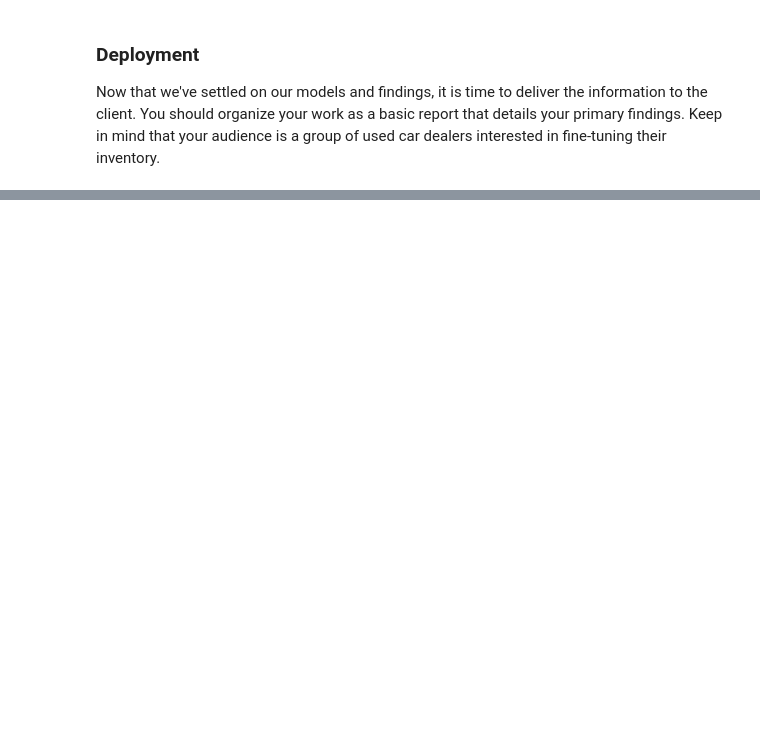
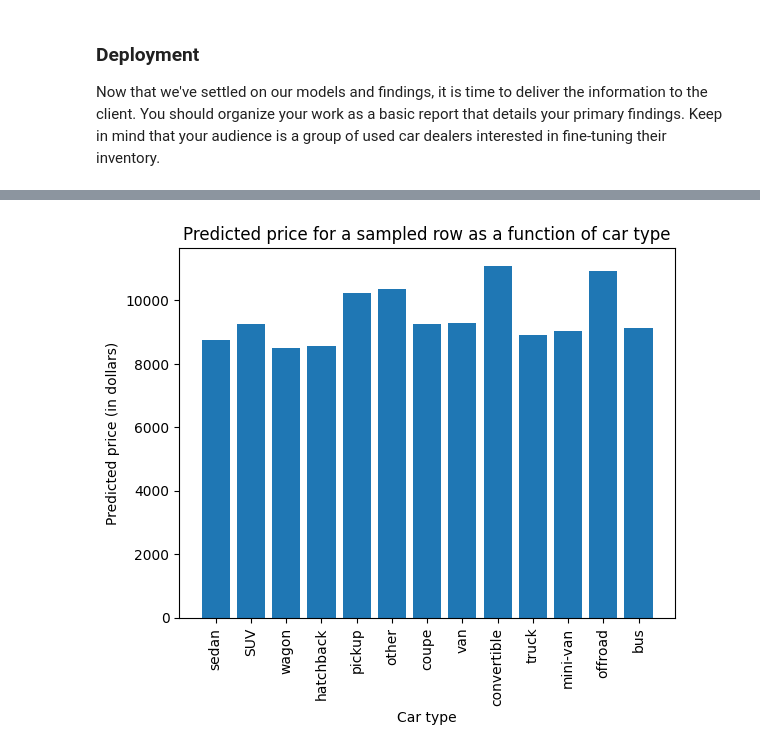
Before and after one commit to iatambe/PCMLAI-PracticalAssignment-II-Module11, a Jupyter notebook: prompt_II.ipynb, the cells around one changed output, grey strips where cells are left out. Drawn from its saved outputs; the diff is of its cells as text; code cells hidden in the pictures; blank space fills up the shorter version.

```diff
--- a/prompt_II.ipynb
+++ b/prompt_II.ipynb
@@ -483,0 +585,21 @@ Now that we've settled on our models and findings, it is time to deliver the inf
+# %%
+## Bar chart showing predicted price vs car type
+
+sample = X_test.sample().copy() # randomly pick a row from sample. We'll keep all the non-odometer values constant to produce the graph
+x_vals = X_train['type'].dropna().unique()
+preds = []
+for x in x_vals:
+    row = sample.copy()
+    row['type'] = x
+    # use the best model to predict pricing from the sampled row, with odometer varying through x_vals
+    pred = bestmodel.predict(row)[0]
+    preds.append(pred)
+plt.bar(x_vals, np.expm1(preds))
+plt.xlabel("Car type"); plt.ylabel("Predicted price (in dollars)"); plt.xticks(rotation='vertical'); plt.title('Predicted price for a sampled row as a function of car type')
+plt.savefig('plots/predicted_price_vs_car_type.png'); plt.show()
+
+comment="""
+ In general, we see that pickups, convertibles, and offroad vehicles have a higher predicted price.
+"""
+# %% [output]
+[figure, added]
```
Also changed, not shown: parts of 14 cells of this notebook.
